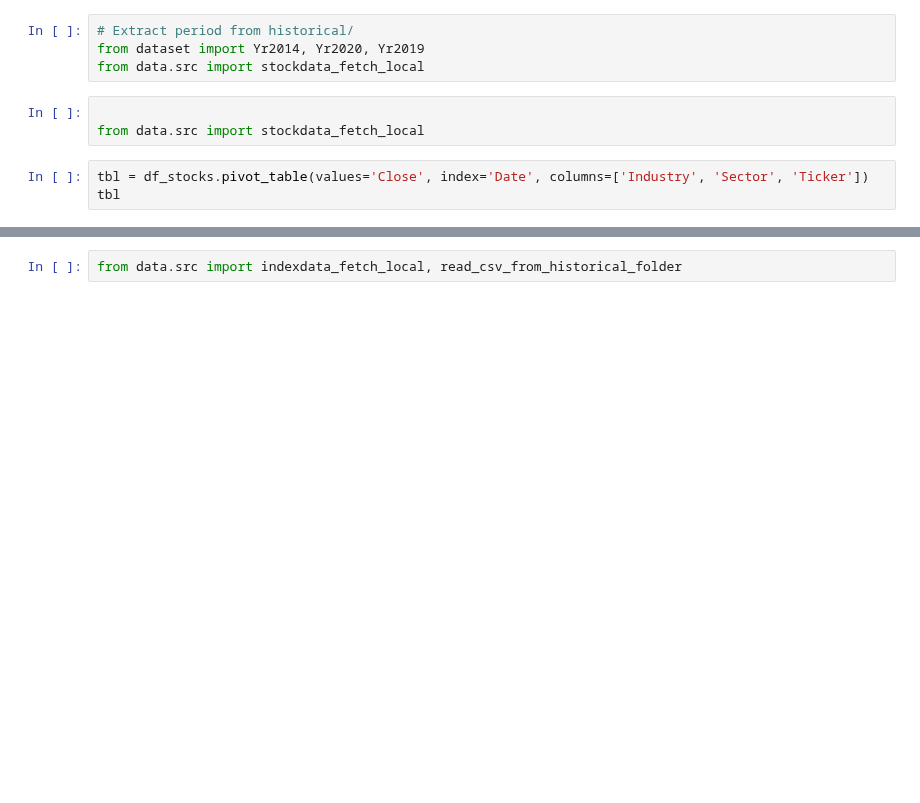
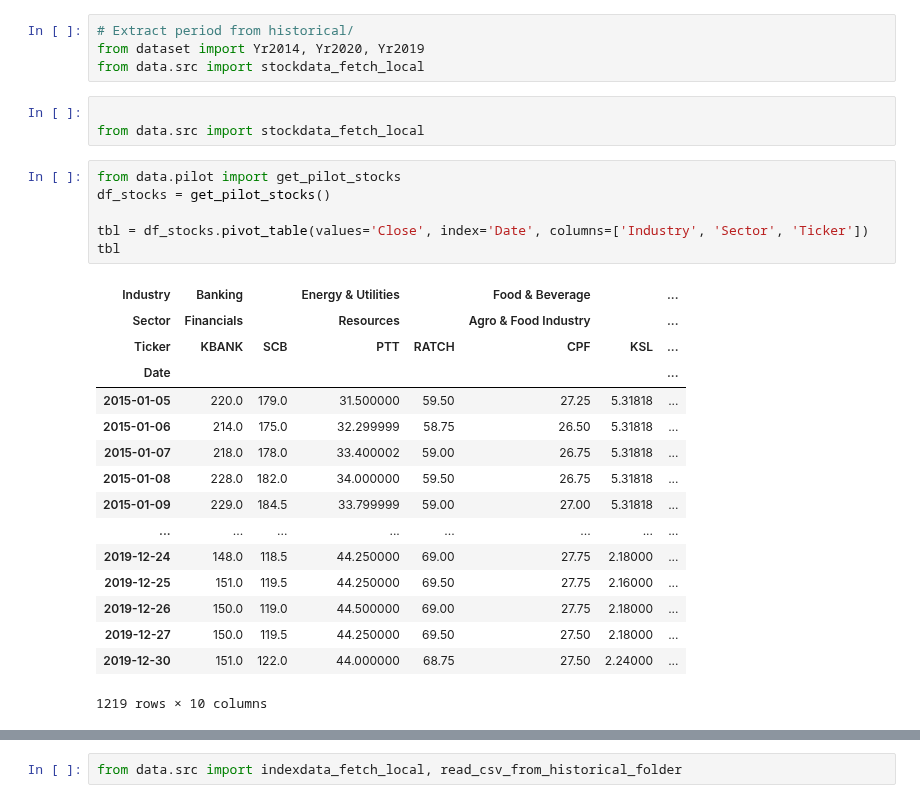
Before and after one commit to chayapan/thesis, a Jupyter notebook: 1.0 Data Acquisition/PilotData.ipynb, the cells around one changed output, grey strips where cells are left out. Cells and saved outputs as stored; diff of their text form; blank space fills up the shorter version.

```diff
--- a/1.0 Data Acquisition/PilotData.ipynb
+++ b/1.0 Data Acquisition/PilotData.ipynb
@@ -43,8 +43,28 @@ from data.src import stockdata_fetch_local
 
 from data.src import stockdata_fetch_local
 # %%
+from data.pilot import get_pilot_stocks
+df_stocks = get_pilot_stocks()
+
 tbl = df_stocks.pivot_table(values='Close', index='Date', columns=['Industry', 'Sector', 'Ticker'])
 tbl
+# %% [output]
+| Industry | Banking |  | Energy & Utilities |  | Food & Beverage |  | ... |
+| Sector | Financials |  | Resources |  | Agro & Food Industry |  | ... |
+| Ticker | KBANK | SCB | PTT | RATCH | CPF | KSL | ... |
+| Date |  |  |  |  |  |  | ... |
+| 2015-01-05 | 220.0 | 179.0 | 31.500000 | 59.50 | 27.25 | 5.31818 | ... |
+| 2015-01-06 | 214.0 | 175.0 | 32.299999 | 58.75 | 26.50 | 5.31818 | ... |
+| 2015-01-07 | 218.0 | 178.0 | 33.400002 | 59.00 | 26.75 | 5.31818 | ... |
+| 2015-01-08 | 228.0 | 182.0 | 34.000000 | 59.50 | 26.75 | 5.31818 | ... |
+| 2015-01-09 | 229.0 | 184.5 | 33.799999 | 59.00 | 27.00 | 5.31818 | ... |
+| ... | ... | ... | ... | ... | ... | ... | ... |
+| 2019-12-24 | 148.0 | 118.5 | 44.250000 | 69.00 | 27.75 | 2.18000 | ... |
+| 2019-12-25 | 151.0 | 119.5 | 44.250000 | 69.50 | 27.75 | 2.16000 | ... |
+| 2019-12-26 | 150.0 | 119.0 | 44.500000 | 69.00 | 27.75 | 2.18000 | ... |
+| 2019-12-27 | 150.0 | 119.5 | 44.250000 | 69.50 | 27.50 | 2.18000 | ... |
+| 2019-12-30 | 151.0 | 122.0 | 44.000000 | 68.75 | 27.50 | 2.24000 | ... |
+1219 rows × 10 columns
 # %%
 tbl.plot(figsize=(18,8))
 plt.ylabel('Close Price (THB)')
```
Also changed, not shown: parts of 16 cells of this notebook, 16 other files.
